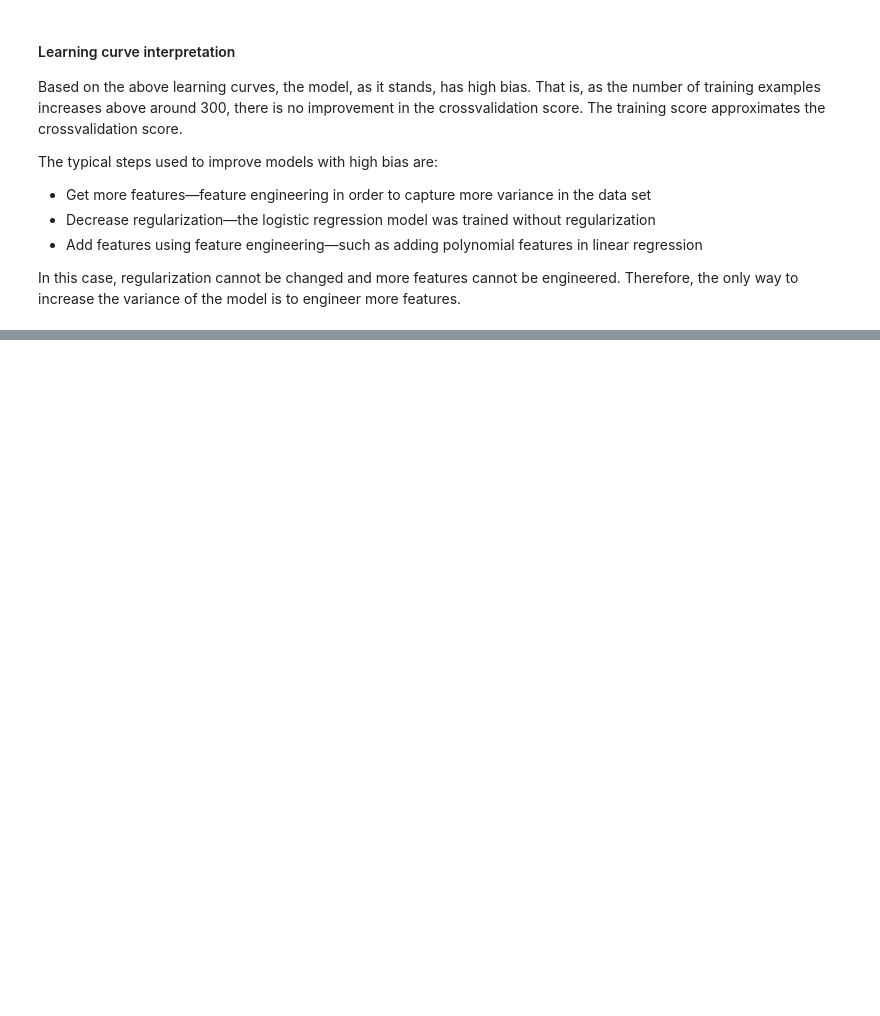
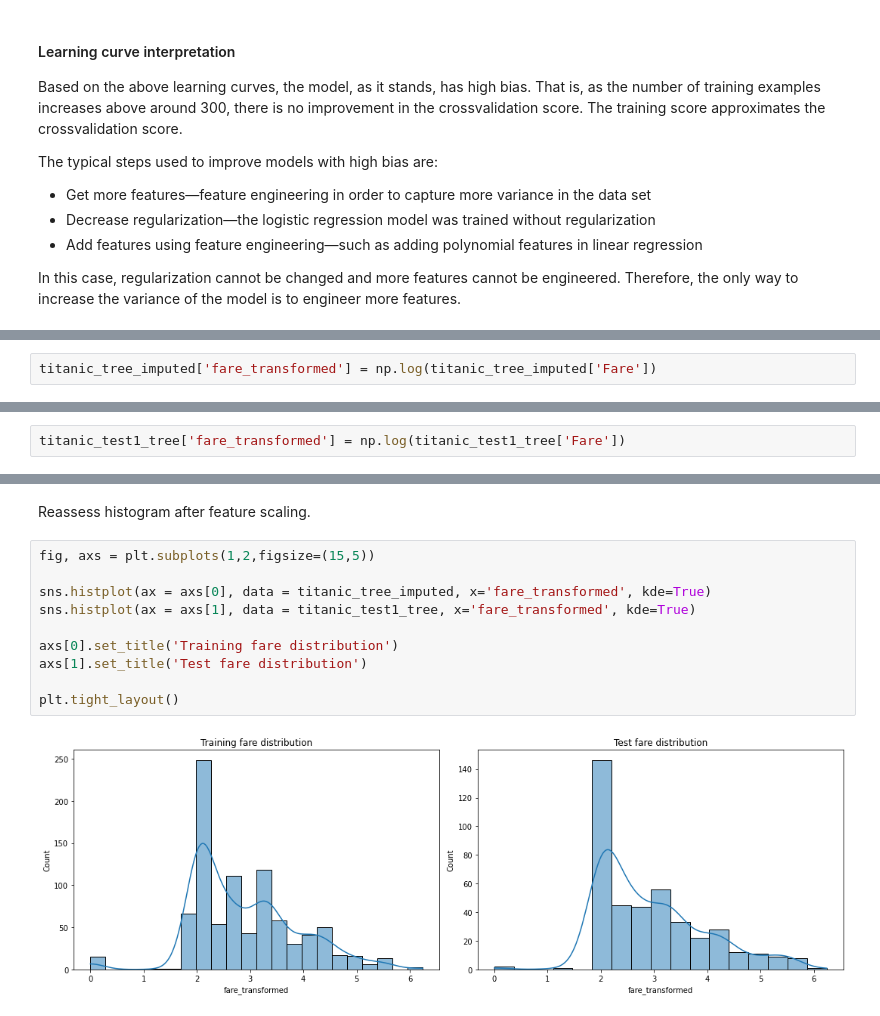
Before and after one commit to mazin-abdelghany/kaggle-learning, a Jupyter notebook: titanic/1_titanic.ipynb, the cells around one changed output, grey strips where cells are left out. Drawn from its saved outputs; the diff is of its cells as text; blank space fills up the shorter version.

```diff
--- a/titanic/1_titanic.ipynb
+++ b/titanic/1_titanic.ipynb
@@ -840,0 +924,2 @@ To increase the variance of the model and hopefully improve the performace, new
+# %%
+titanic_tree_imputed['fare_transformed'] = np.log(titanic_tree_imputed['Fare'])
@@ -840,0 +933,2 @@ To increase the variance of the model and hopefully improve the performace, new
+# %%
+titanic_test1_tree['fare_transformed'] = np.log(titanic_test1_tree['Fare'])
@@ -840,0 +942,14 @@ To increase the variance of the model and hopefully improve the performace, new
+# %% [markdown]
+Reassess histogram after feature scaling.
+# %%
+fig, axs = plt.subplots(1,2,figsize=(15,5))
+
+sns.histplot(ax = axs[0], data = titanic_tree_imputed, x='fare_transformed', kde=True)
+sns.histplot(ax = axs[1], data = titanic_test1_tree, x='fare_transformed', kde=True)
+
+axs[0].set_title('Training fare distribution')
+axs[1].set_title('Test fare distribution')
+
+plt.tight_layout()
+# %% [output]
+[figure, added]
```
Also changed, not shown: parts of 22 cells of this notebook.
